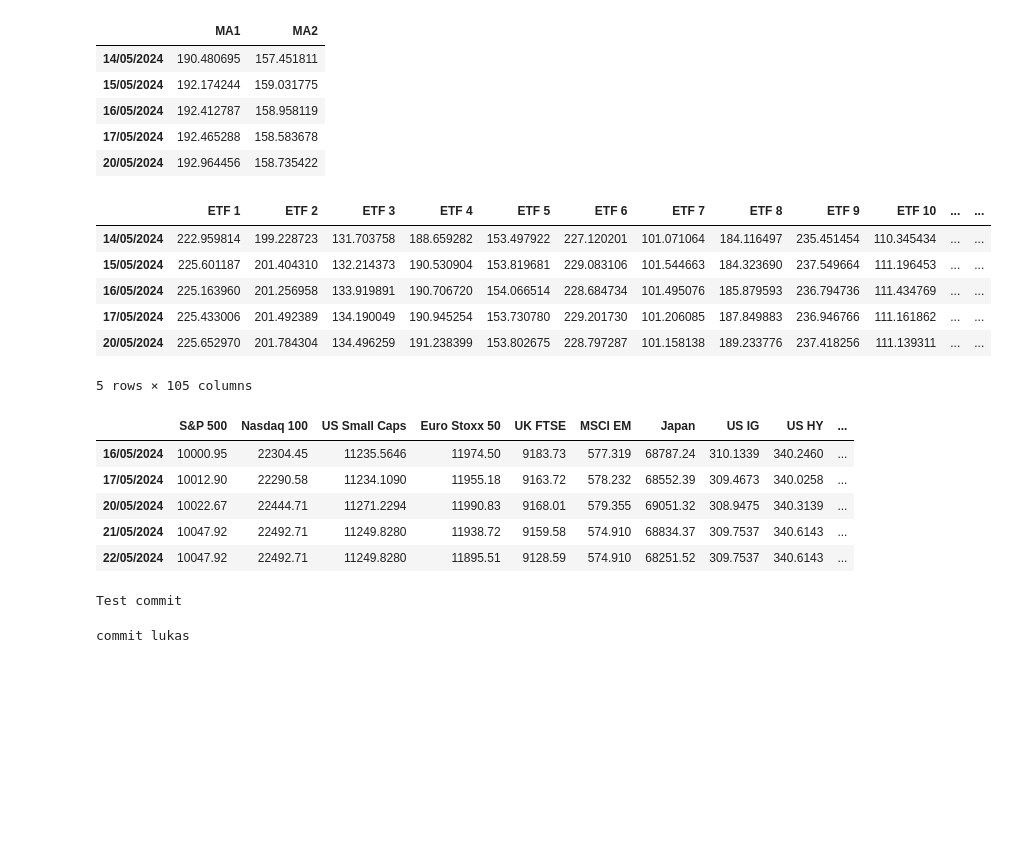
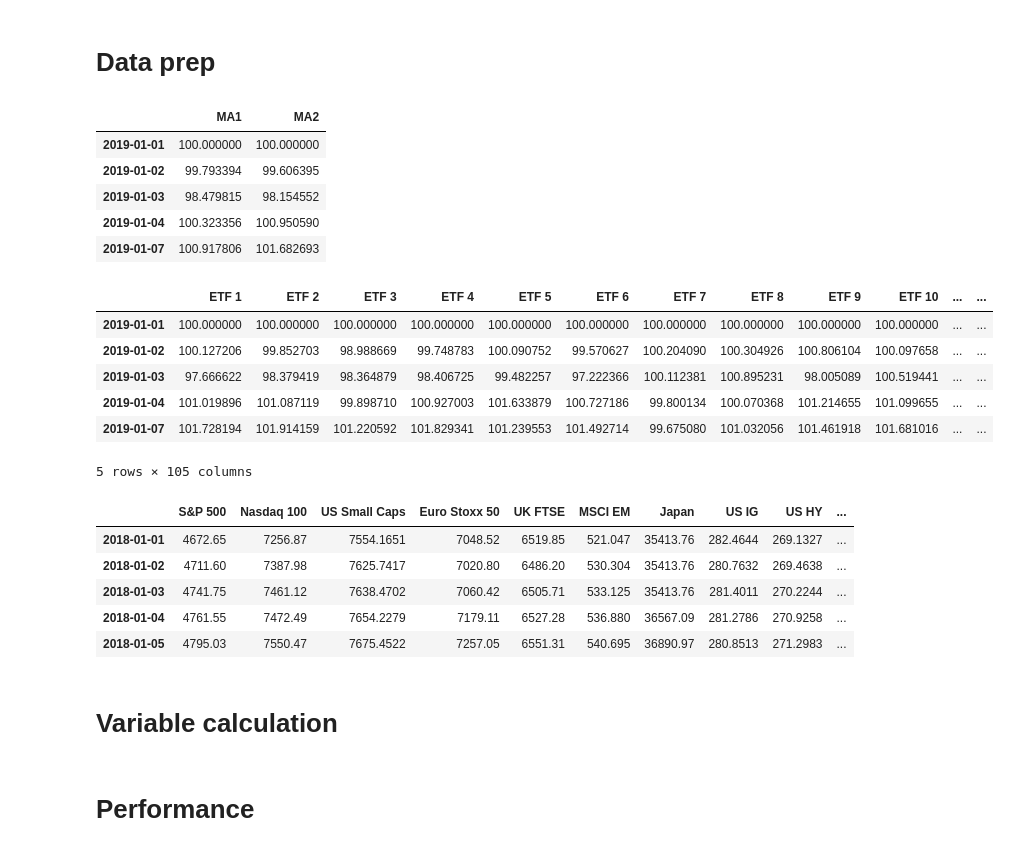
Before and after one commit to alexjablo/qem2-python, a Jupyter notebook: Project_notebook.ipynb, the cells around one changed output. Saved outputs shown, nothing was run; the diff lists cells and outputs as text; code cells hidden in the pictures; blank space fills up the shorter version.

Commit message:
Performance, corr, OLS

```diff
--- a/Project_notebook.ipynb
+++ b/Project_notebook.ipynb
@@ -3,3 +6,5 @@ import pandas as pd
+# %% [markdown]
+# Data prep
 # %%
 # Load Mystery Allocation 1 (MA1) and set date as index
 df_myst1 = pd.read_csv('Mystery Allocation 1.csv', header = None, names = ['Date', 'MA1']).set_index('Date')
@@ -12,44 +17,41 @@ df_myst2.index.name = None
 # Join Mystery Allocations into one df on date
 df_myst = df_myst1.join(df_myst2, how = 'inner')
 
-df_myst.tail()
+df_myst.index = pd.to_datetime(df_myst.index, format="%d/%m/%Y")
+df_myst.head()
 # %% [output]
 |  | MA1 | MA2 |
-| 14/05/2024 | 190.480695 | 157.451811 |
-| 15/05/2024 | 192.174244 | 159.031775 |
-| 16/05/2024 | 192.412787 | 158.958119 |
-| 17/05/2024 | 192.465288 | 158.583678 |
-| 20/05/2024 | 192.964456 | 158.735422 |
+| 2019-01-01 | 100.000000 | 100.000000 |
+| 2019-01-02 | 99.793394 | 99.606395 |
+| 2019-01-03 | 98.479815 | 98.154552 |
+| 2019-01-04 | 100.323356 | 100.950590 |
+| 2019-01-07 | 100.917806 | 101.682693 |
 # %%
 # Load Anonymized ETFs data, drop empty 1st row and set date as index
-df_anon = pd.read_csv('Anonymized ETFs.csv').drop(index = 0).set_index('Unnamed: 0')
-df_anon.index.name = None
-df_anon.tail()
+df_etf = pd.read_csv('Anonymized ETFs.csv').drop(index = 0).set_index('Unnamed: 0')
+df_etf.index.name = None
+df_etf.index = pd.to_datetime(df_etf.index, format="%d/%m/%Y")
+
+df_etf.head()
 # %% [output]
 |  | ETF 1 | ETF 2 | ETF 3 | ETF 4 | ETF 5 | ETF 6 | ETF 7 | ETF 8 | ETF 9 | ETF 10 | ... | ... |
-| 14/05/2024 | 222.959814 | 199.228723 | 131.703758 | 188.659282 | 153.497922 | 227.120201 | 101.071064 | 184.116497 | 235.451454 | 110.345434 | ... | ... |
-| 15/05/2024 | 225.601187 | 201.404310 | 132.214373 | 190.530904 | 153.819681 | 229.083106 | 101.544663 | 184.323690 | 237.549664 | 111.196453 | ... | ... |
-| 16/05/2024 | 225.163960 | 201.256958 | 133.919891 | 190.706720 | 154.066514 | 228.684734 | 101.495076 | 185.879593 | 236.794736 | 111.434769 | ... | ... |
-| 17/05/2024 | 225.433006 | 201.492389 | 134.190049 | 190.945254 | 153.730780 | 229.201730 | 101.206085 | 187.849883 | 236.946766 | 111.161862 | ... | ... |
-| 20/05/2024 | 225.652970 | 201.784304 | 134.496259 | 191.238399 | 153.802675 | 228.797287 | 101.158138 | 189.233776 | 237.418256 | 111.139311 | ... | ... |
+| 2019-01-01 | 100.000000 | 100.000000 | 100.000000 | 100.000000 | 100.000000 | 100.000000 | 100.000000 | 100.000000 | 100.000000 | 100.000000 | ... | ... |
+| 2019-01-02 | 100.127206 | 99.852703 | 98.988669 | 99.748783 | 100.090752 | 99.570627 | 100.204090 | 100.304926 | 100.806104 | 100.097658 | ... | ... |
+| 2019-01-03 | 97.666622 | 98.379419 | 98.364879 | 98.406725 | 99.482257 | 97.222366 | 100.112381 | 100.895231 | 98.005089 | 100.519441 | ... | ... |
+| 2019-01-04 | 101.019896 | 101.087119 | 99.898710 | 100.927003 | 101.633879 | 100.727186 | 99.800134 | 100.070368 | 101.214655 | 101.099655 | ... | ... |
+| 2019-01-07 | 101.728194 | 101.914159 | 101.220592 | 101.829341 | 101.239553 | 101.492714 | 99.675080 | 101.032056 | 101.461918 | 101.681016 | ... | ... |
 5 rows × 105 columns
 # %%
 # Load main data, drop empty 1st row and set date as index
 df_main = pd.read_csv('Main Asset Classes.csv', header = 4).drop(index = 0).set_index('Unnamed: 0')
 df_main.index.name = None
-df_main.tail()
+df_main.index = pd.to_datetime(df_main.index, format="%d/%m/%Y")
+
+df_main.head()
 # %% [output]
 |  | S&P 500 | Nasdaq 100 | US Small Caps | Euro Stoxx 50 | UK FTSE | MSCI EM | Japan | US IG | US HY | ... |
-| 16/05/2024 | 10000.95 | 22304.45 | 11235.5646 | 11974.50 | 9183.73 | 577.319 | 68787.24 | 310.1339 | 340.2460 | ... |
-| 17/05/2024 | 10012.90 | 22290.58 | 11234.1090 | 11955.18 | 9163.72 | 578.232 | 68552.39 | 309.4673 | 340.0258 | ... |
-| 20/05/2024 | 10022.67 | 22444.71 | 11271.2294 | 11990.83 | 9168.01 | 579.355 | 69051.32 | 308.9475 | 340.3139 | ... |
-| 21/05/2024 | 10047.92 | 22492.71 | 11249.8280 | 11938.72 | 9159.58 | 574.910 | 68834.37 | 309.7537 | 340.6143 | ... |
-| 22/05/2024 | 10047.92 | 22492.71 | 11249.8280 | 11895.51 | 9128.59 | 574.910 | 68251.52 | 309.7537 | 340.6143 | ... |
+| 2018-01-01 | 4672.65 | 7256.87 | 7554.1651 | 7048.52 | 6519.85 | 521.047 | 35413.76 | 282.4644 | 269.1327 | ... |
+| 2018-01-02 | 4711.60 | 7387.98 | 7625.7417 | 7020.80 | 6486.20 | 530.304 | 35413.76 | 280.7632 | 269.4638 | ... |
+| 2018-01-03 | 4741.75 | 7461.12 | 7638.4702 | 7060.42 | 6505.71 | 533.125 | 35413.76 | 281.4011 | 270.2244 | ... |
+| 2018-01-04 | 4761.55 | 7472.49 | 7654.2279 | 7179.11 | 6527.28 | 536.880 | 36567.09 | 281.2786 | 270.9258 | ... |
+| 2018-01-05 | 4795.03 | 7550.47 | 7675.4522 | 7257.05 | 6551.31 | 540.695 | 36890.97 | 280.8513 | 271.2983 | ... |
-# %%
-print('Test commit')
-# %% [output]
-Test commit
-# %%
-print('commit lukas')
-# %% [output]
-commit lukas
@@ -60 +61,3 @@ df_returns = df_anon.pct_change()
+# %% [markdown]
+# Variable calculation
 # %%
@@ -85,0 +91,2 @@ df_sharpe_ratio = df_annual_returns / df_annual_std_returns
+# %% [markdown]
+# Performance
```
Also changed, not shown: parts of 25 cells of this notebook.
